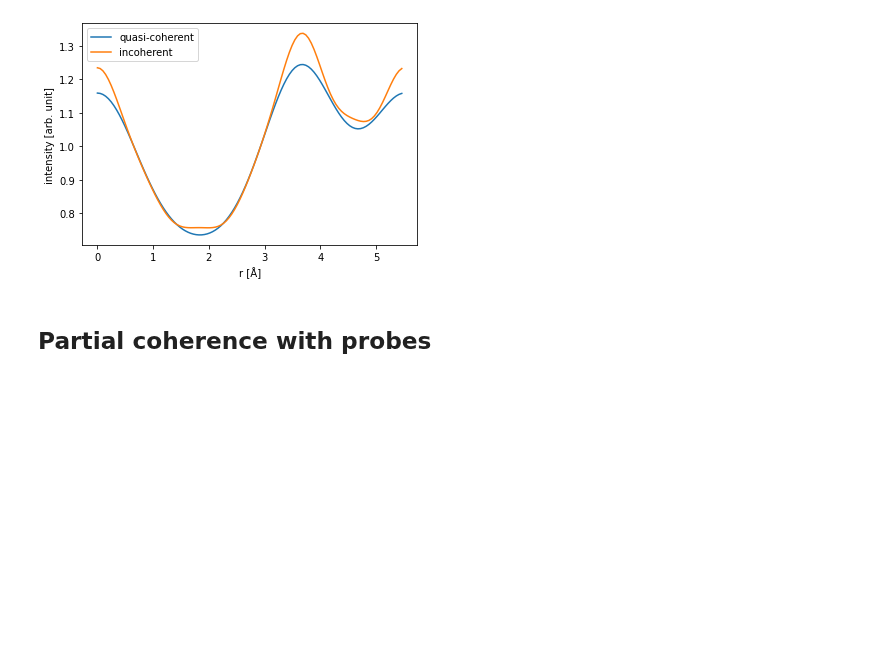
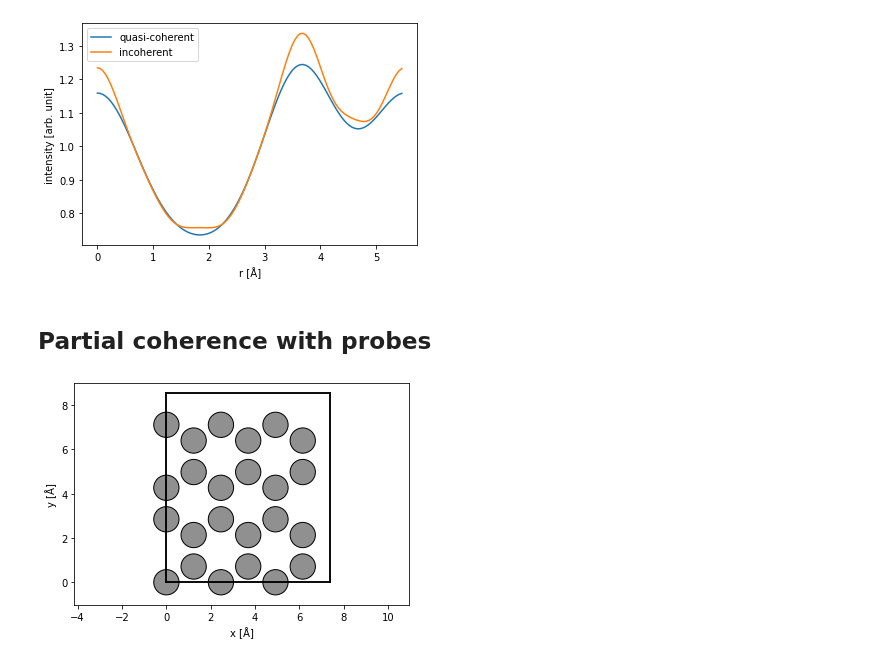
Before and after one commit to abTEM/doc, a Jupyter notebook: docs/user_guide/walkthrough/partial_coherence.ipynb, the cells around one changed output. Saved outputs shown, nothing was run; the diff lists cells and outputs as text; code cells hidden in the pictures; blank space fills up the shorter version.

```diff
--- a/docs/user_guide/walkthrough/partial_coherence.ipynb
+++ b/docs/user_guide/walkthrough/partial_coherence.ipynb
@@ -124,3 +128,11 @@ stack[1:].interpolate_line(start=(0, 0), end=(0, stack.extent[1])).show();
 [figure]
 # %% [markdown]
 ## Partial coherence with probes
+# %%
+atoms = ase.build.graphene(vacuum=2)
+
+atoms = abtem.orthogonalize_cell(atoms) * (3, 2, 1)
+
+abtem.show_atoms(atoms);
+# %% [output]
+[figure, added]
```
Also changed, not shown: parts of 15 cells of this notebook, 2 other files.
